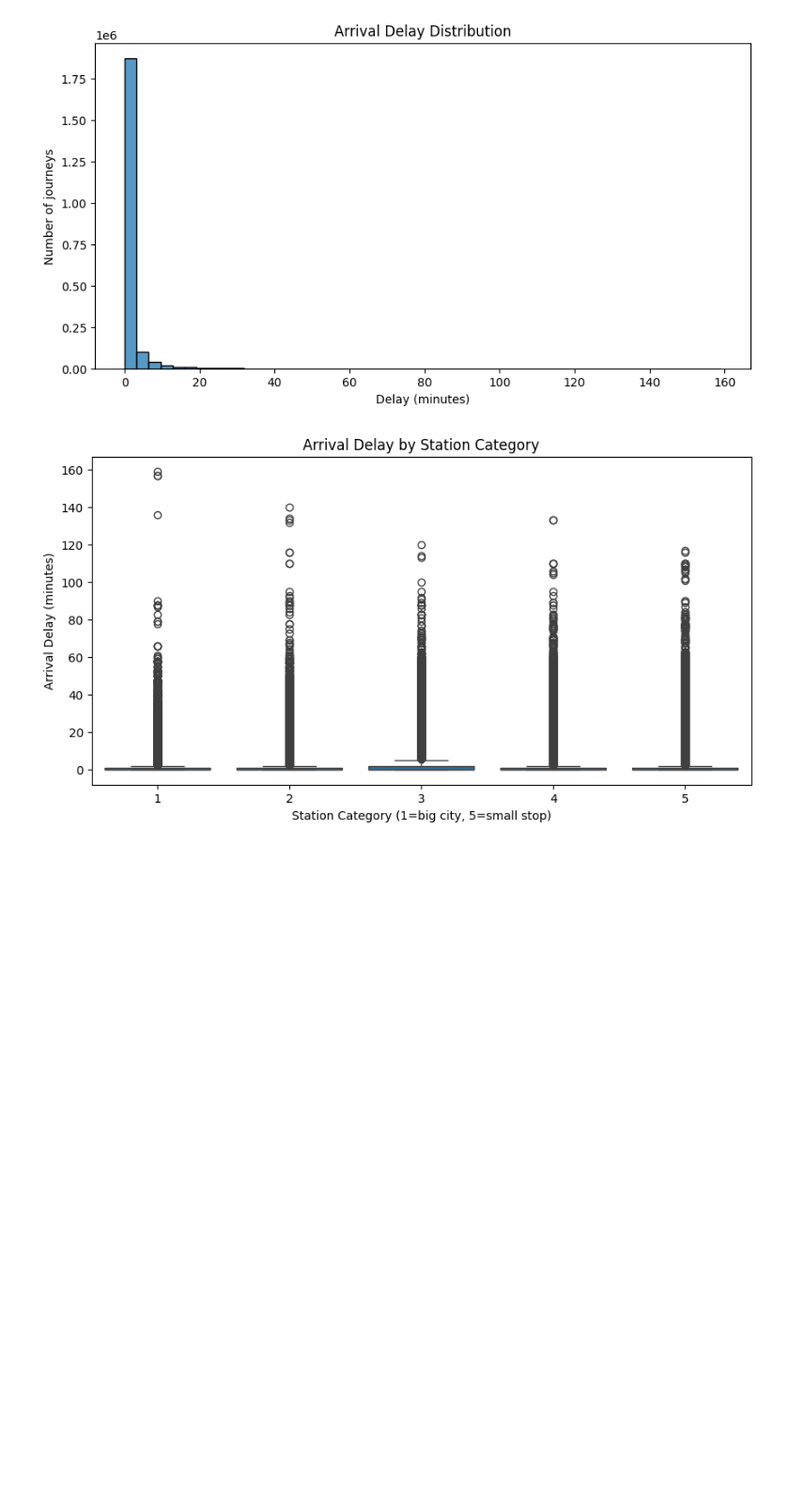
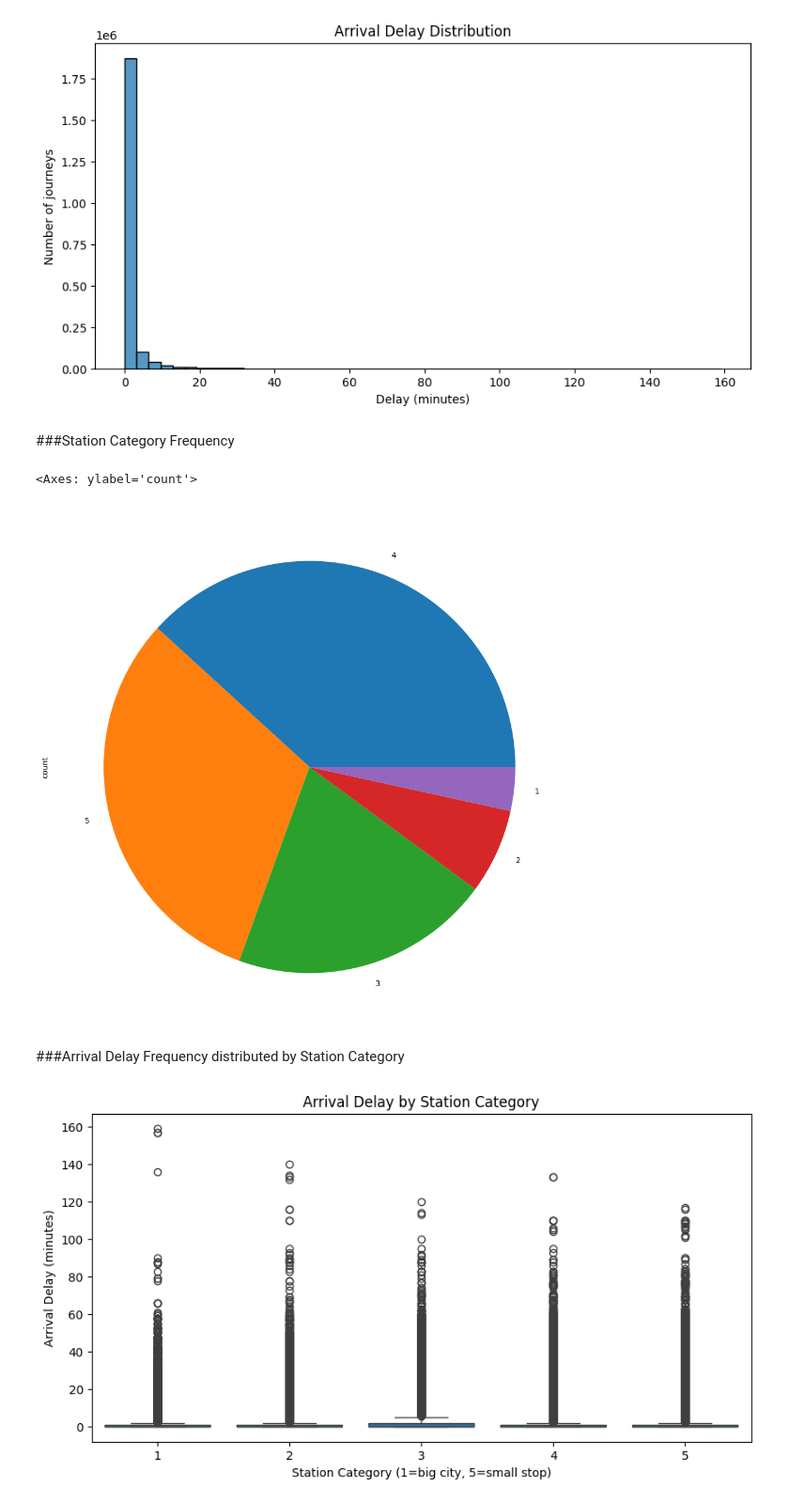
Before and after one commit to nilsugungor/deutsche-bahn-delays, a Jupyter notebook: eda_processing.ipynb, the cells around one changed output. Shown at 94% size. Cells and saved outputs as stored; diff of their text form; code cells hidden in the pictures; blank space fills up the shorter version.

```diff
--- a/eda_processing.ipynb
+++ b/eda_processing.ipynb
@@ -101,6 +122,15 @@ plt.ylabel("Number of journeys")
 plt.show()
 # %% [output]
 [figure]
+# %% [markdown]
+###Station Category Frequency
+# %%
+df['category'].value_counts().plot(kind='pie', figsize=(12, 12))
+# %% [output]
+<Axes: ylabel='count'>
+[figure, added]
+# %% [markdown]
+###Arrival Delay Frequency distributed by Station Category
 # %%
 #comparing delays by station type, big cities delay time is more than small stops
 plt.figure(figsize=(10,5))
```
Also changed, not shown: parts of 11 cells of this notebook.
